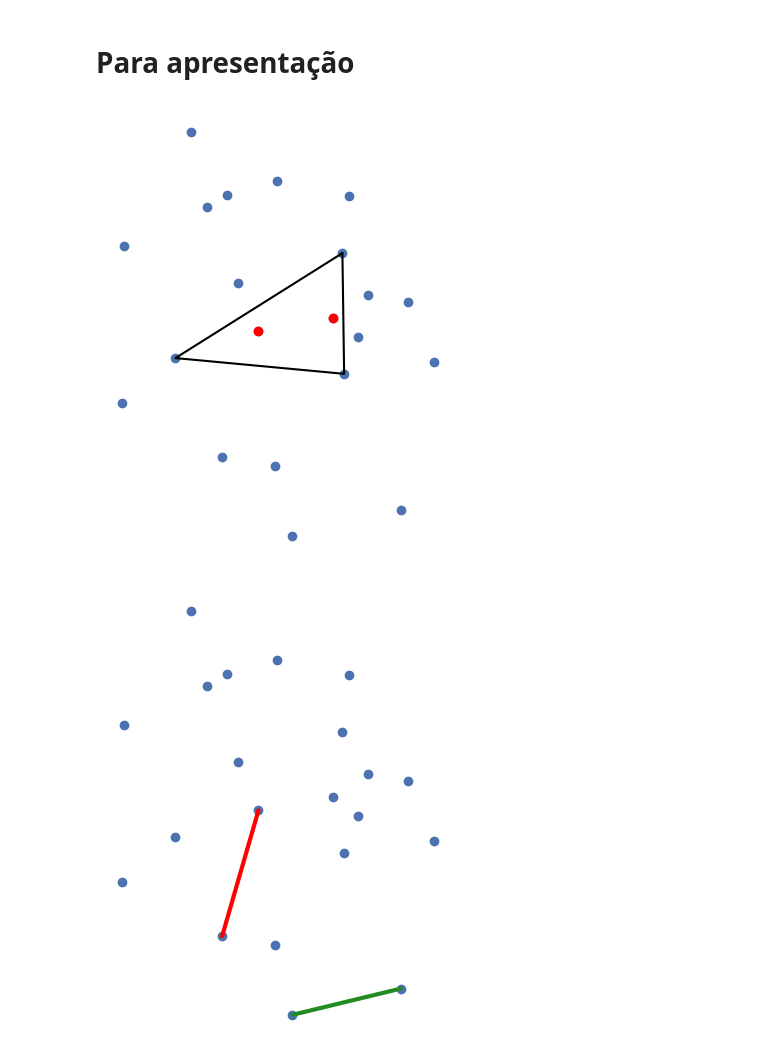
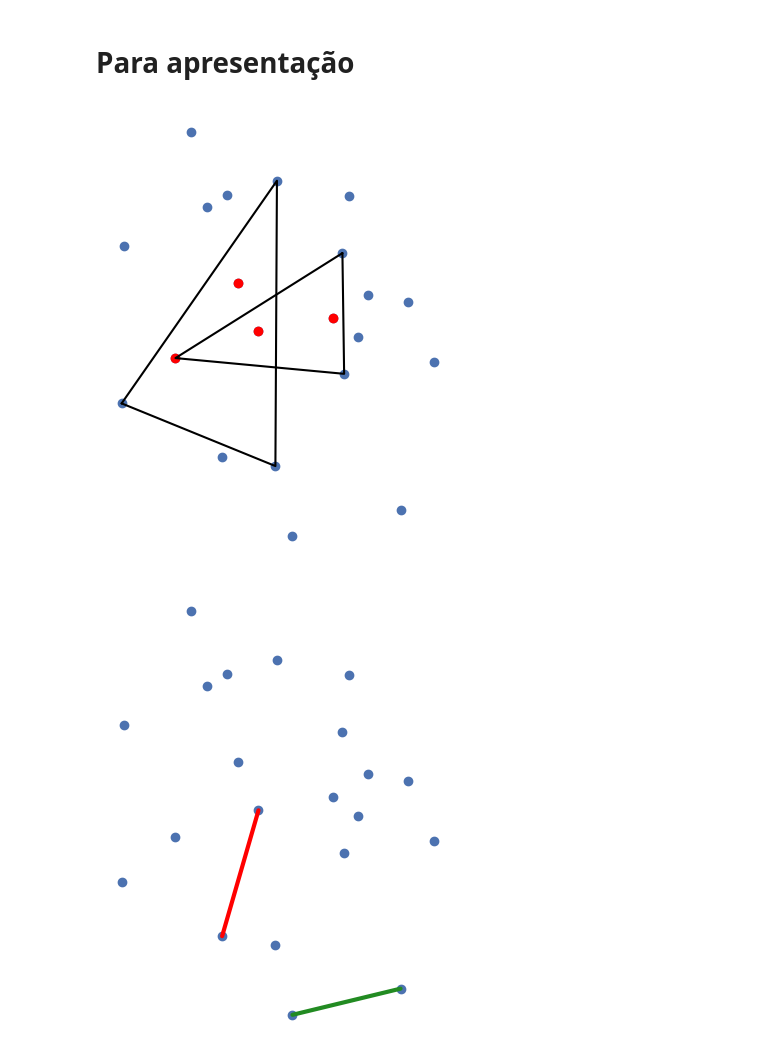
Before and after one commit to mtsodf/algoritmos, a Jupyter notebook: semana03/plots.ipynb, the cells around one changed output. Drawn from its saved outputs; the diff is of its cells as text; code cells hidden in the pictures.

```diff
--- a/semana03/plots.ipynb
+++ b/semana03/plots.ipynb
@@ -75,34 +86,50 @@ plt.show()
 random_points = np.loadtxt("./tex/tables/random_points.csv", delimiter=",")
 fig, ax = plt.subplots(1, 1)
 ax.scatter(random_points[:, 0], random_points[:, 1])
 
+# Write index points
+# for i, point in enumerate(random_points):
+    # ax.text(point[0], point[1], i, fontsize=10, verticalalignment="bottom")
 
 
 # Equal aspect ratio
 ax.set_aspect("equal")
 
 ## Remove grid and axis
 ax.grid(False)
 ax.axis("off")
 
 plt.savefig("tex/figures/algs/naive_0.png")
+tikzplotlib.save("tex/figures/algs/naive_0.tex")
 
 triangs = [5, 16, 20, 5]
 xt = random_points[triangs, 0]
 yt = random_points[triangs, 1]
 
 ax.plot(xt, yt, color="black")
 plt.savefig("tex/figures/algs/naive_1.png")
+tikzplotlib.save("tex/figures/algs/naive_1.tex")
 
 ax.scatter(random_points[[7,19], 0], random_points[[7,19], 1], color="red")
 plt.savefig("tex/figures/algs/naive_2.png")
+tikzplotlib.save("tex/figures/algs/naive_2.tex")
 
+triangs = [11, 17, 18, 11]
+xt = random_points[triangs, 0]
+yt = random_points[triangs, 1]
+ax.plot(xt, yt, color="black")
+plt.savefig("tex/figures/algs/naive_3.png")
+tikzplotlib.save("tex/figures/algs/naive_3.tex")
+
+ax.scatter(random_points[[6,16], 0], random_points[[6,16], 1], color="red")
+plt.savefig("tex/figures/algs/naive_4.png")
+tikzplotlib.save("tex/figures/algs/naive_4.tex")
 
 
 plt.tight_layout()
 plt.show()
 # %% [output]
-[figure, old version]
+[figure, new version]
 # %%
 random_points = np.loadtxt("./tex/tables/random_points.csv", delimiter=",")
 fig, ax = plt.subplots(1, 1)
```
Also changed, not shown: parts of 5 cells of this notebook, 20 other files.
